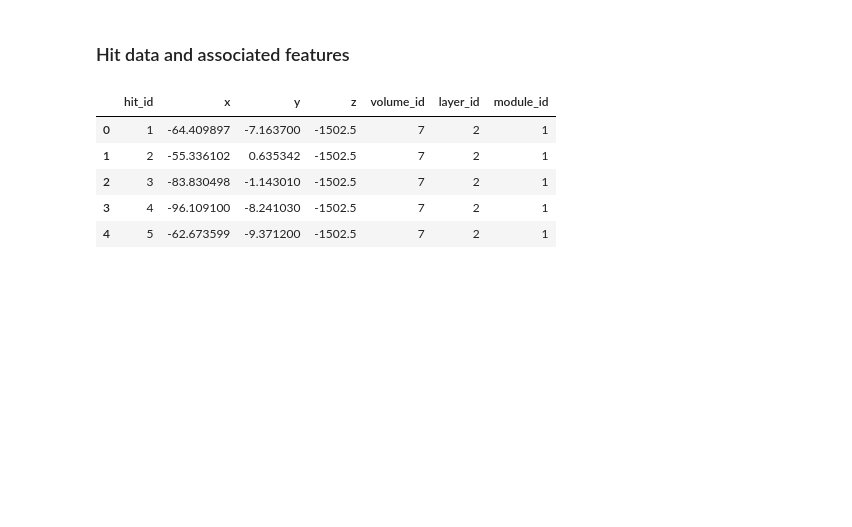
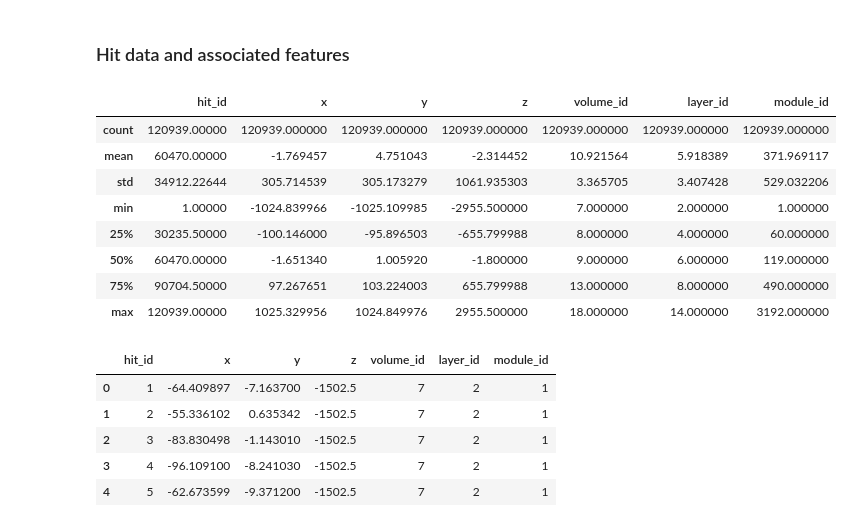
Before and after one commit to Doncurt/TrackML-Challege, a Jupyter notebook: Descriptive Statistics and EDA.ipynb, the cells around one changed output. Drawn from its saved outputs; the diff is of its cells as text; code cells hidden in the pictures; blank space fills up the shorter version.

```diff
--- a/Descriptive Statistics and EDA.ipynb
+++ b/Descriptive Statistics and EDA.ipynb
@@ -16,6 +16,18 @@ test/                         visualizations.ipynb
 hits, cells, particles, truth =load_event('/Users/donovanadams/Desktop/GitHub/trackml/train_100_events/event000001000')
 # %% [markdown]
 ### Hit data and associated features
+# %%
+hits.describe()
+# %% [output]
+|  | hit_id | x | y | z | volume_id | layer_id | module_id |
+| count | 120939.00000 | 120939.000000 | 120939.000000 | 120939.000000 | 120939.000000 | 120939.000000 | 120939.000000 |
+| mean | 60470.00000 | -1.769457 | 4.751043 | -2.314452 | 10.921564 | 5.918389 | 371.969117 |
+| std | 34912.22644 | 305.714539 | 305.173279 | 1061.935303 | 3.365705 | 3.407428 | 529.032206 |
+| min | 1.00000 | -1024.839966 | -1025.109985 | -2955.500000 | 7.000000 | 2.000000 | 1.000000 |
+| 25% | 30235.50000 | -100.146000 | -95.896503 | -655.799988 | 8.000000 | 4.000000 | 60.000000 |
+| 50% | 60470.00000 | -1.651340 | 1.005920 | -1.800000 | 9.000000 | 6.000000 | 119.000000 |
+| 75% | 90704.50000 | 97.267651 | 103.224003 | 655.799988 | 13.000000 | 8.000000 | 490.000000 |
+| max | 120939.00000 | 1025.329956 | 1024.849976 | 2955.500000 | 18.000000 | 14.000000 | 3192.000000 |
 # %%
 hits.head()
 # %% [output]
```
Also changed, not shown: parts of 3 cells of this notebook, 1 other file.
